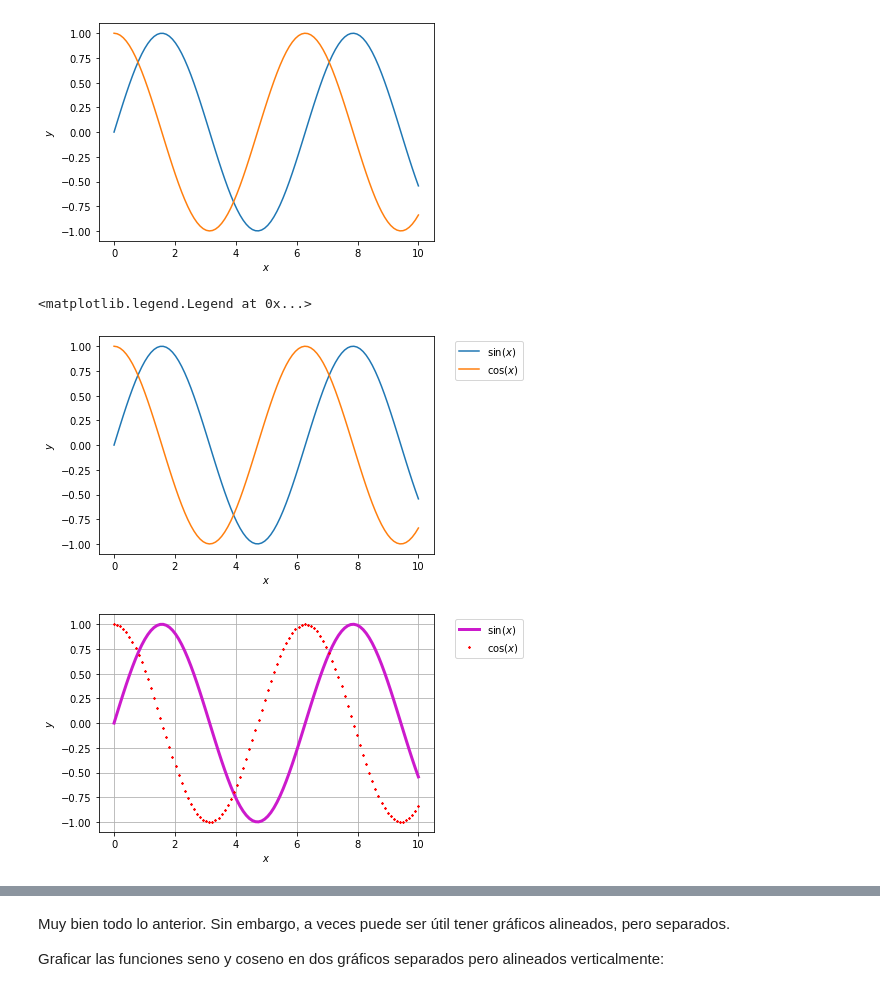
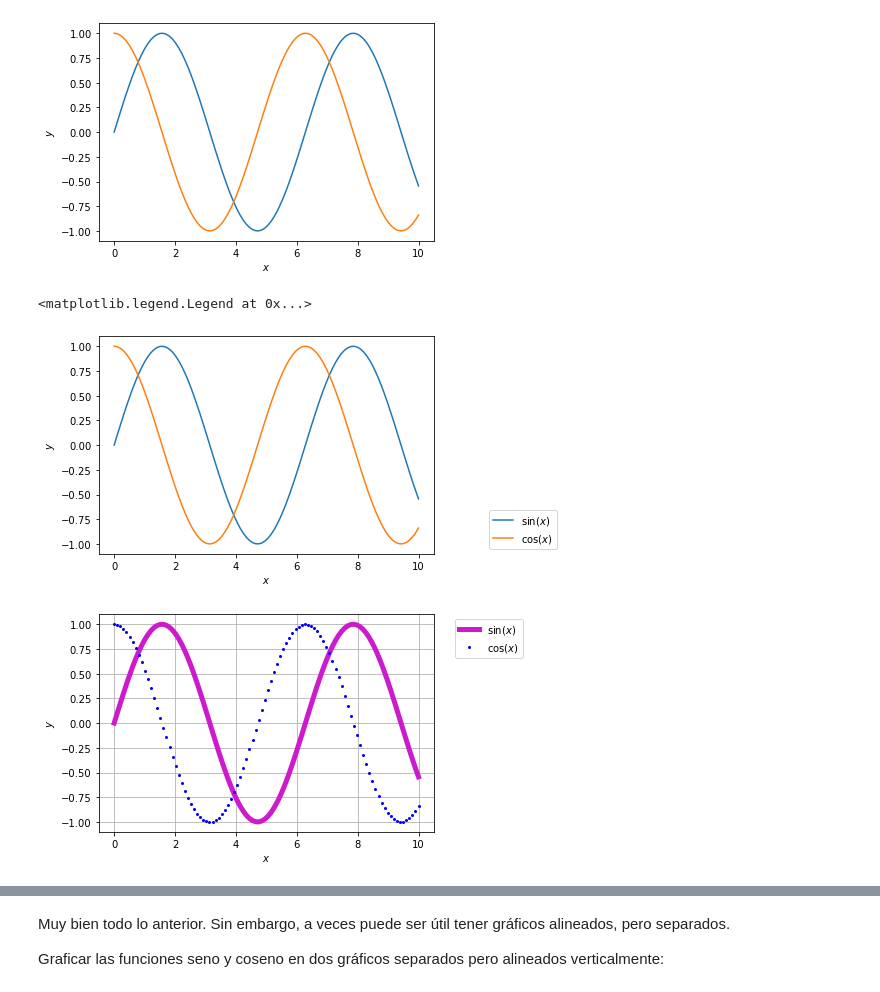
Before and after one commit to esjimenezro/prope_programacion_2021, a Jupyter notebook: Semana3/Clase5_VisualizacionNumpyMatplotlib.ipynb, the cells around one changed output, grey strips where cells are left out. Saved outputs shown, nothing was run; the diff lists cells and outputs as text; code cells hidden in the pictures.

```diff
--- a/Semana3/Clase5_VisualizacionNumpyMatplotlib.ipynb
+++ b/Semana3/Clase5_VisualizacionNumpyMatplotlib.ipynb
@@ -145,20 +165,22 @@ Text(0, 0.5, '$y$')
 # %%
 # plt.legend
 plt.plot(x, y1, label="$\sin(x)$")
 plt.plot(x, y2, label="$\cos(x)$")
 plt.xlabel("$x$")
 plt.ylabel("$y$")
-plt.legend(loc="upper left", bbox_to_anchor=(1.05, 1))
+#plt.legend(loc="upper left", bbox_to_anchor=(1.05, 1))
+plt.legend(loc="lower left", bbox_to_anchor=(1.15, 0))
 # %% [output]
 <matplotlib.legend.Legend at 0x...>
-[figure, old version]
+[figure, new version]
 # %%
 # plt.grid
-plt.plot(x, y1, color=(0.8, 0.1, 0.8), lw=3, label="$\sin(x)$")
-plt.plot(x, y2, "r*", ms=2, label="$\cos(x)$")
+plt.plot(x, y1, color=(0.8, 0.1, 0.8), lw=5, label="$\sin(x)$")
+#Para el parámetro de string que cambia la forma en que grafica, mirar la ayuda help(plt.plot) en el apartado notes
+plt.plot(x, y2, "bo", ms=2, label="$\cos(x)$")
 plt.xlabel("$x$")
 plt.ylabel("$y$")
 plt.legend(loc="upper left", bbox_to_anchor=(1.05, 1))
 plt.grid()
 # %% [output]
-[figure, old version]
+[figure, new version]
```
Also changed, not shown: parts of 5 cells of this notebook, 2 other files.
